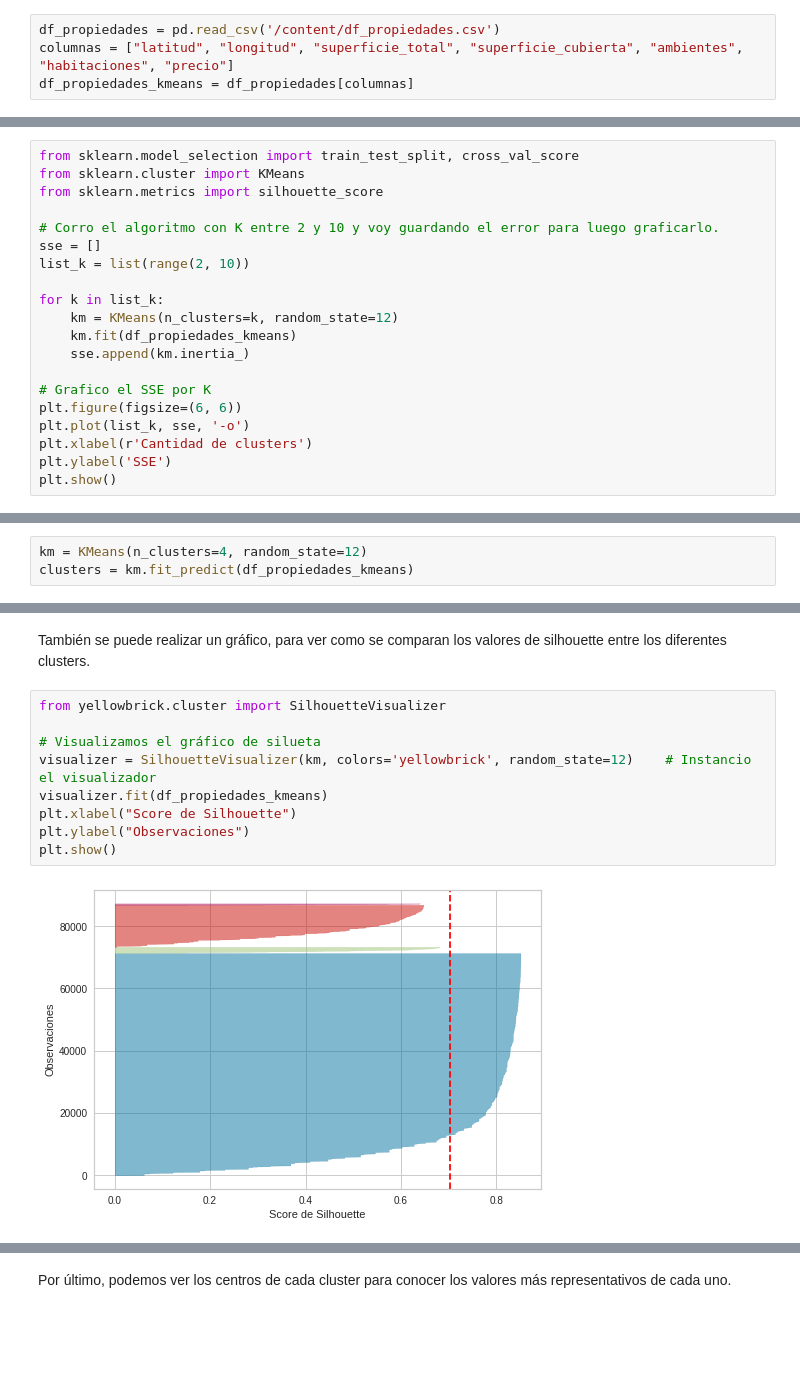
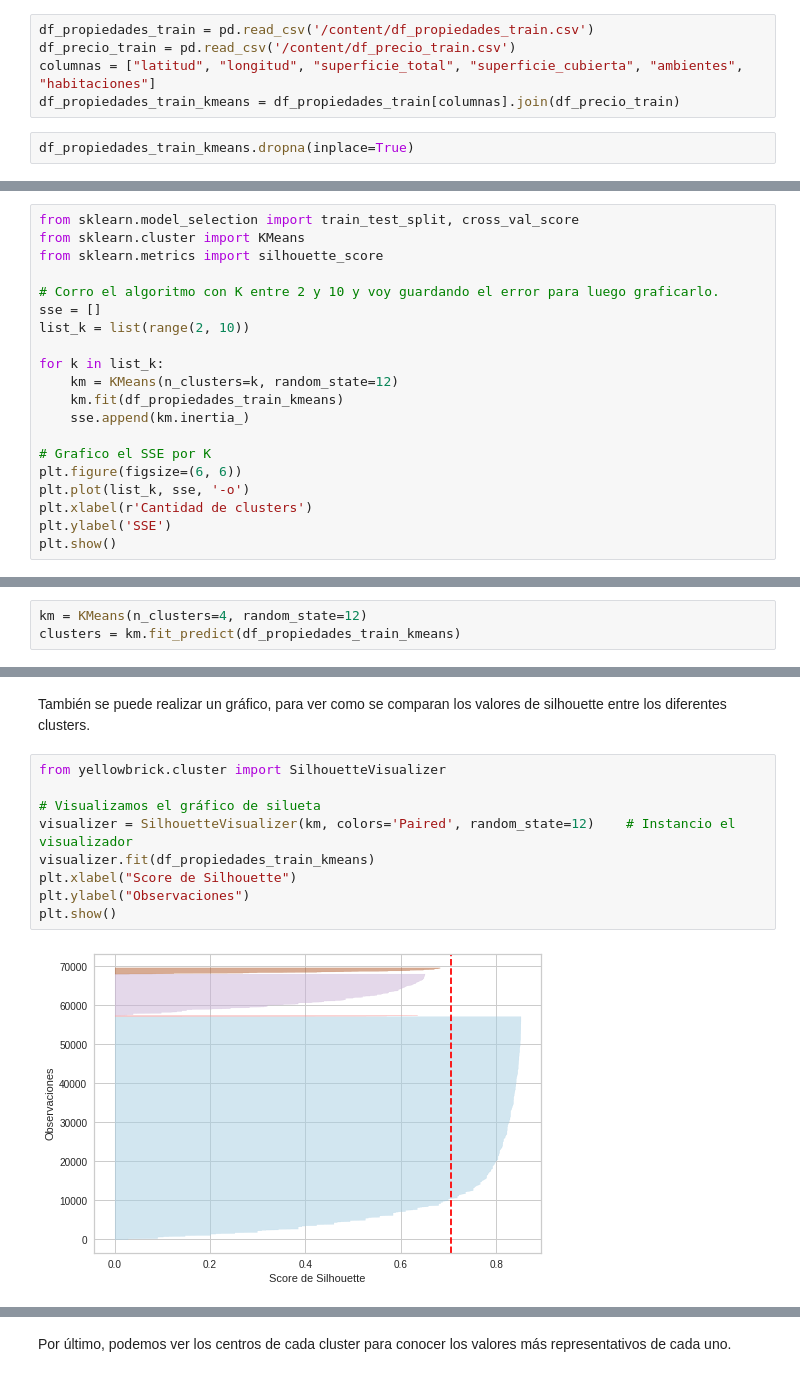
Before and after one commit to lucialiceri/7506R-2C2022-GRUPO17, a Jupyter notebook: 7506R_TP1_GRUPO17_ENTREGA.ipynb, the cells around one changed output, grey strips where cells are left out. Saved outputs shown, nothing was run; the diff lists cells and outputs as text; blank space fills up the shorter version.

```diff
--- a/7506R_TP1_GRUPO17_ENTREGA.ipynb
+++ b/7506R_TP1_GRUPO17_ENTREGA.ipynb
@@ -1034,7 +1222,10 @@ df_propiedades_comprimido.to_csv('df_propiedades_comprimido.csv', index=False)
 # %% [markdown]
 Antes de comenzar, podemos utilizar la estadística de Hopkins para ver de antemano la tendencia a clustering del dataset.
 # %%
-df_propiedades = pd.read_csv('/content/df_propiedades.csv')
-columnas = ["latitud", "longitud", "superficie_total", "superficie_cubierta", "ambientes", "habitaciones", "precio"]
-df_propiedades_kmeans = df_propiedades[columnas]
+df_propiedades_train = pd.read_csv('/content/df_propiedades_train.csv')
+df_precio_train = pd.read_csv('/content/df_precio_train.csv')
+columnas = ["latitud", "longitud", "superficie_total", "superficie_cubierta", "ambientes", "habitaciones"]
+df_propiedades_train_kmeans = df_propiedades_train[columnas].join(df_precio_train)
+# %%
+df_propiedades_train_kmeans.dropna(inplace=True)
 # %%
@@ -1055,7 +1246,7 @@ list_k = list(range(2, 10))
 
 for k in list_k:
     km = KMeans(n_clusters=k, random_state=12)
-    km.fit(df_propiedades_kmeans)
+    km.fit(df_propiedades_train_kmeans)
     sse.append(km.inertia_)
 
 # Grafico el SSE por K
@@ -1072,5 +1263,5 @@ La _incercia_ resultante de KMeans es una medida de que tan lejanos están los p
 Como siguiente paso, calcularemos el score de silhouette, que nos dará una métrica de que tan definidos son los clusters elegidos:
 # %%
 km = KMeans(n_clusters=4, random_state=12)
-clusters = km.fit_predict(df_propiedades_kmeans)
+clusters = km.fit_predict(df_propiedades_train_kmeans)
 # %%
@@ -1083,12 +1274,12 @@ También se puede realizar un gráfico, para ver como se comparan los valores de
 # %%
 from yellowbrick.cluster import SilhouetteVisualizer
 
 # Visualizamos el gráfico de silueta
-visualizer = SilhouetteVisualizer(km, colors='yellowbrick', random_state=12)    # Instancio el visualizador
-visualizer.fit(df_propiedades_kmeans)
+visualizer = SilhouetteVisualizer(km, colors='Paired', random_state=12)    # Instancio el visualizador
+visualizer.fit(df_propiedades_train_kmeans)
 plt.xlabel("Score de Silhouette")
 plt.ylabel("Observaciones")
 plt.show()
 # %% [output]
-[figure, old version]
+[figure, new version]
 # %% [markdown]
```
Also changed, not shown: parts of 366 cells of this notebook.
